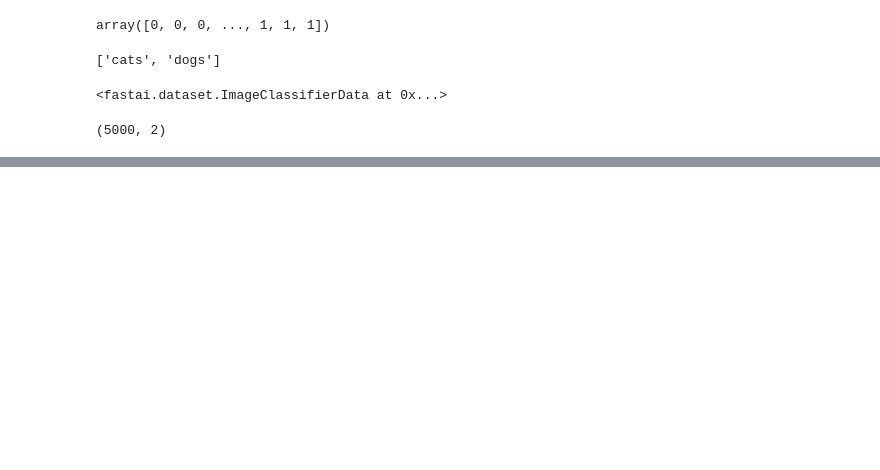
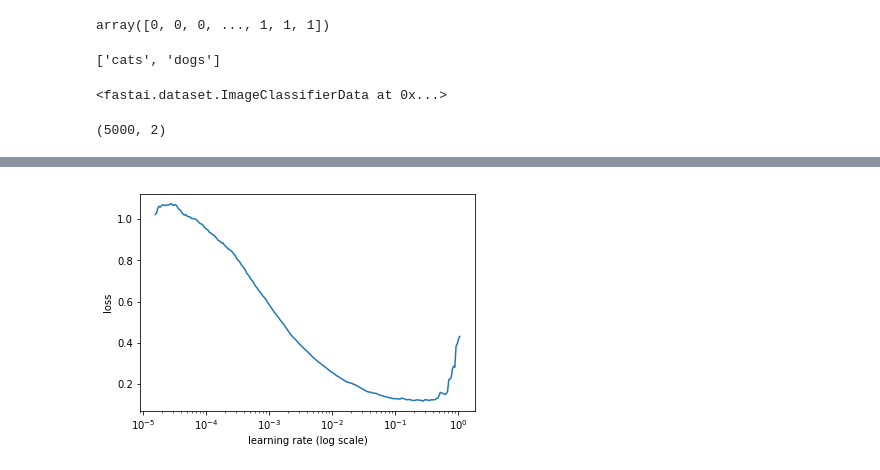
Before and after one commit to anshulrai/Kaggle-Challenges, a Jupyter notebook: Dog vs Cats/Dog vs Cats #1.ipynb, the cells around one changed output, grey strips where cells are left out. Drawn from its saved outputs; the diff is of its cells as text; code cells hidden in the pictures; blank space fills up the shorter version.

```diff
--- a/Dog vs Cats/Dog vs Cats #1.ipynb
+++ b/Dog vs Cats/Dog vs Cats #1.ipynb
@@ -319,0 +319,4 @@ def get_augs():
+# %%
+learn.sched.plot()
+# %% [output]
+[figure, added]
```
Also changed, not shown: parts of 31 cells of this notebook.
